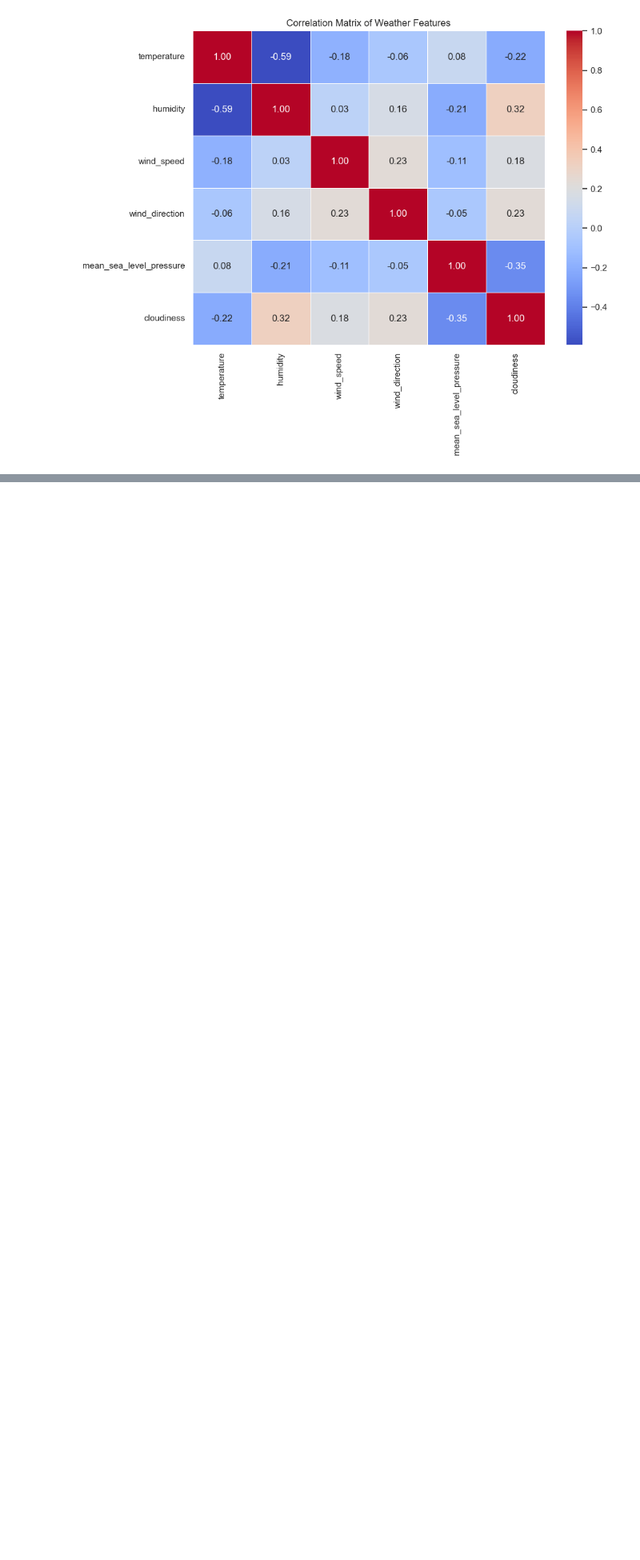
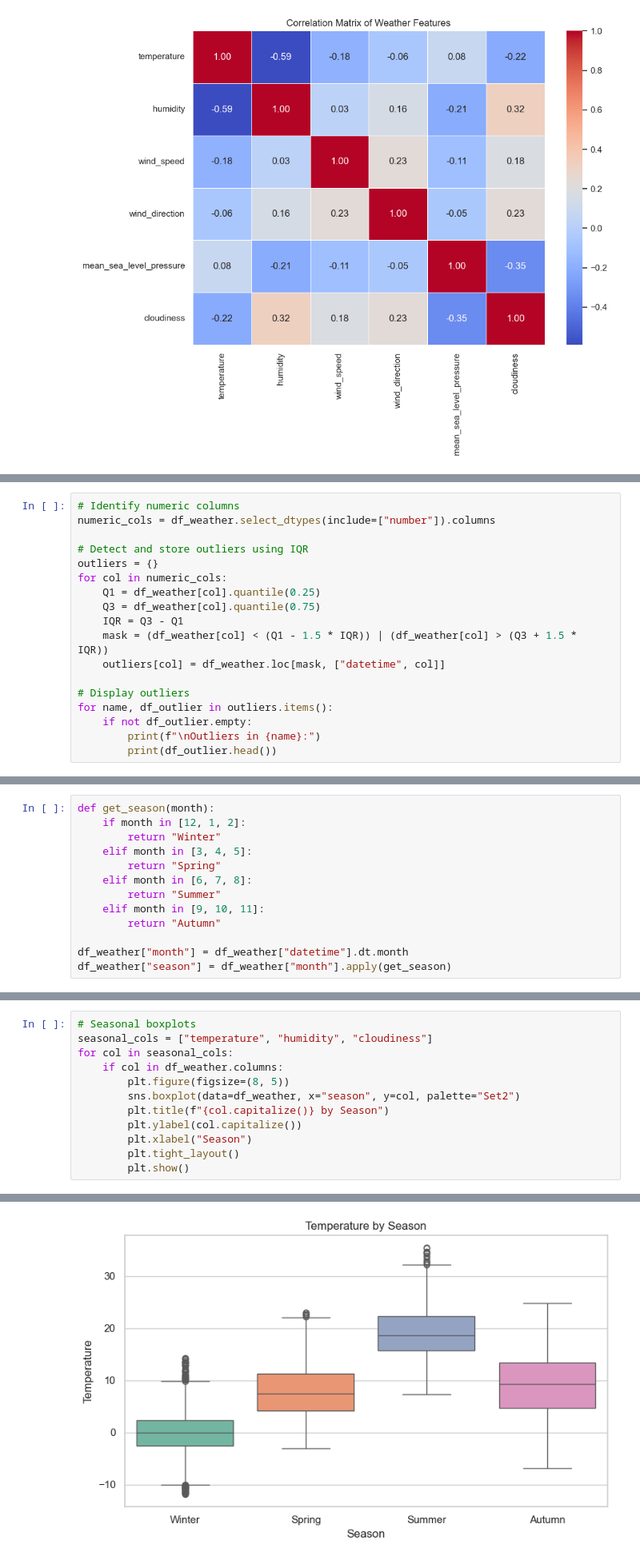
Before and after one commit to Davjes15/solar_forecasting, a Jupyter notebook: notebooks/weather_data_exploration.ipynb, the cells around one changed output, grey strips where cells are left out. Shown at 80% size. Saved outputs shown, nothing was run; the diff lists cells and outputs as text; blank space fills up the shorter version.

```diff
--- a/notebooks/weather_data_exploration.ipynb
+++ b/notebooks/weather_data_exploration.ipynb
@@ -153,0 +208,18 @@ if len(numeric_cols) > 1:
+# %%
+# Identify numeric columns
+numeric_cols = df_weather.select_dtypes(include=["number"]).columns
+
+# Detect and store outliers using IQR
+outliers = {}
+for col in numeric_cols:
+    Q1 = df_weather[col].quantile(0.25)
+    Q3 = df_weather[col].quantile(0.75)
+    IQR = Q3 - Q1
+    mask = (df_weather[col] < (Q1 - 1.5 * IQR)) | (df_weather[col] > (Q3 + 1.5 * IQR))
+    outliers[col] = df_weather.loc[mask, ["datetime", col]]
+
+# Display outliers
+for name, df_outlier in outliers.items():
+    if not df_outlier.empty:
+        print(f"\nOutliers in {name}:")
+        print(df_outlier.head())
@@ -153,0 +246,13 @@ if len(numeric_cols) > 1:
+# %%
+def get_season(month):
+    if month in [12, 1, 2]:
+        return "Winter"
+    elif month in [3, 4, 5]:
+        return "Spring"
+    elif month in [6, 7, 8]:
+        return "Summer"
+    elif month in [9, 10, 11]:
+        return "Autumn"
+
+df_weather["month"] = df_weather["datetime"].dt.month
+df_weather["season"] = df_weather["month"].apply(get_season)
@@ -153,0 +261,13 @@ if len(numeric_cols) > 1:
+# %%
+# Seasonal boxplots
+seasonal_cols = ["temperature", "humidity", "cloudiness"]
+for col in seasonal_cols:
+    if col in df_weather.columns:
+        plt.figure(figsize=(8, 5))
+        sns.boxplot(data=df_weather, x="season", y=col, palette="Set2")
+        plt.title(f"{col.capitalize()} by Season")
+        plt.ylabel(col.capitalize())
+        plt.xlabel("Season")
+        plt.tight_layout()
+        plt.show()
+# %% [output]
@@ -153,0 +277 @@ if len(numeric_cols) > 1:
+[figure, added]
```
Also changed, not shown: parts of 16 cells of this notebook.
